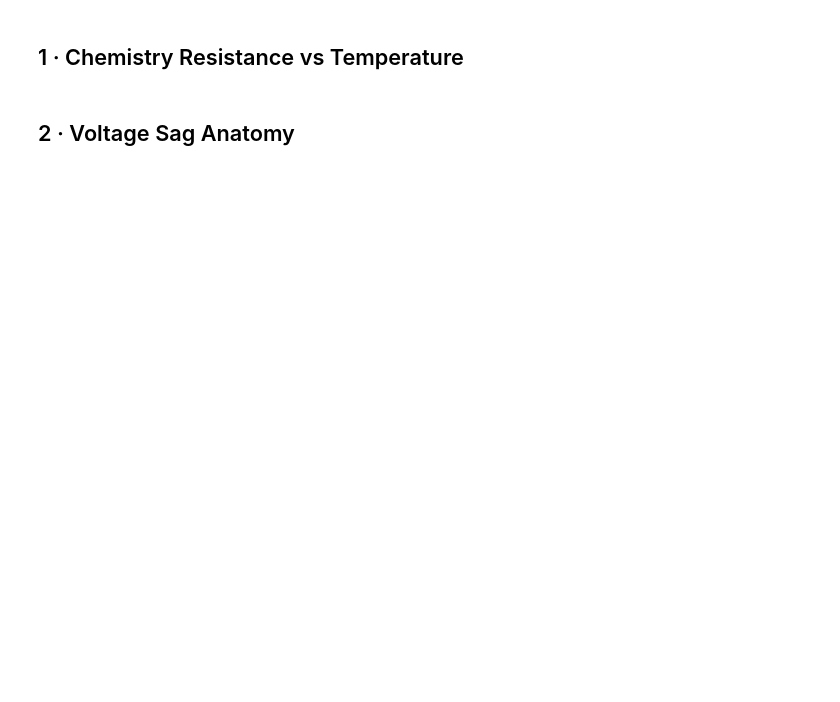
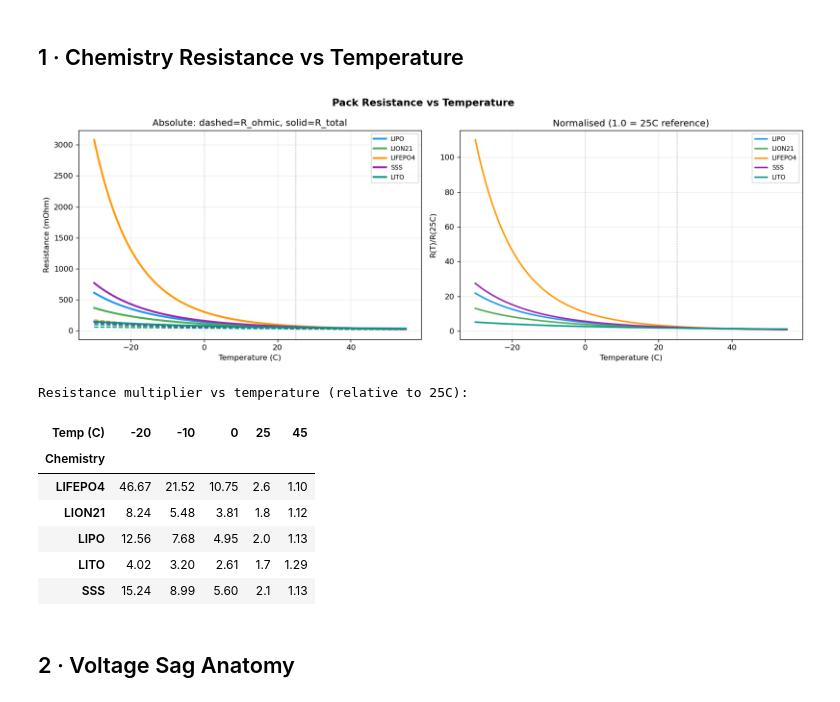
Before and after one commit to ben00001982/BattSim, a Jupyter notebook: notebooks/03_simulation.ipynb, the cells around one changed output. Cells and saved outputs as stored; diff of their text form; code cells hidden in the pictures; blank space fills up the shorter version.

```diff
--- a/notebooks/03_simulation.ipynb
+++ b/notebooks/03_simulation.ipynb
@@ -28,33 +37,42 @@ print(db.summary())
 # %%
 temps = np.linspace(-30, 55, 200)
 chemistries = ["LIPO", "LION21", "LIFEPO4", "SSS", "LITO"]
 R_REF = 28.0
 fig, axes = plt.subplots(1, 2, figsize=(14, 5))
 fig.suptitle("Pack Resistance vs Temperature", fontsize=13, fontweight="bold")
 colors = ["#2196F3","#4CAF50","#FF9800","#9C27B0","#009688"]
 for chem, color in zip(chemistries, colors):
     r_ohm = [r_ohmic_mohm(R_REF, chem, t) for t in temps]
     r_ct  = [r_ct_mohm(R_REF, chem, t, 80) for t in temps]
     r_tot = [ro+rc for ro,rc in zip(r_ohm,r_ct)]
     axes[0].plot(temps, r_ohm, color=color, linewidth=1.5, linestyle="--")
     axes[0].plot(temps, r_tot, color=color, linewidth=2.5, label=chem)
     axes[1].plot(temps, [r/R_REF for r in r_tot], color=color, linewidth=2, label=chem)
 for ax in axes:
     ax.axvline(25, color="black", linewidth=0.8, linestyle=":", alpha=0.5)
     ax.axvline(0,  color="steelblue", linewidth=0.8, linestyle=":", alpha=0.4)
 axes[0].set_xlabel("Temperature (C)"); axes[0].set_ylabel("Resistance (mOhm)")
 axes[0].set_title("Absolute: dashed=R_ohmic, solid=R_total"); axes[0].legend(fontsize=8)
 axes[1].set_xlabel("Temperature (C)"); axes[1].set_ylabel("R(T)/R(25C)")
 axes[1].set_title("Normalised (1.0 = 25C reference)"); axes[1].legend(fontsize=8)
 plt.tight_layout(); plt.savefig("resistance_vs_temperature.png", bbox_inches="tight"); plt.show()
 rows = []
 for chem in chemistries:
     for t in [-20,-10,0,25,45]:
         r = total_pack_resistance_mohm(R_REF, chem, t, 80)
         rows.append({"Chemistry":chem,"Temp (C)":t,"Multiplier":round(r/R_REF,2)})
-print("
-Resistance multiplier vs temperature (relative to 25C):")
+print("\nResistance multiplier vs temperature (relative to 25C):")
 pd.DataFrame(rows).pivot_table(index="Chemistry", columns="Temp (C)", values="Multiplier")
+# %% [output]
+[figure, added]
+Resistance multiplier vs temperature (relative to 25C):
+| Temp (C) | -20 | -10 | 0 | 25 | 45 |
+| Chemistry |  |  |  |  |  |
+| LIFEPO4 | 46.67 | 21.52 | 10.75 | 2.6 | 1.10 |
+| LION21 | 8.24 | 5.48 | 3.81 | 1.8 | 1.12 |
+| LIPO | 12.56 | 7.68 | 4.95 | 2.0 | 1.13 |
+| LITO | 4.02 | 3.20 | 2.61 | 1.7 | 1.29 |
+| SSS | 15.24 | 8.99 | 5.60 | 2.1 | 1.13 |
 # %% [markdown]
 ## 2 · Voltage Sag Anatomy
 # %%
```
Also changed, not shown: parts of 9 cells of this notebook, 3 other files.
